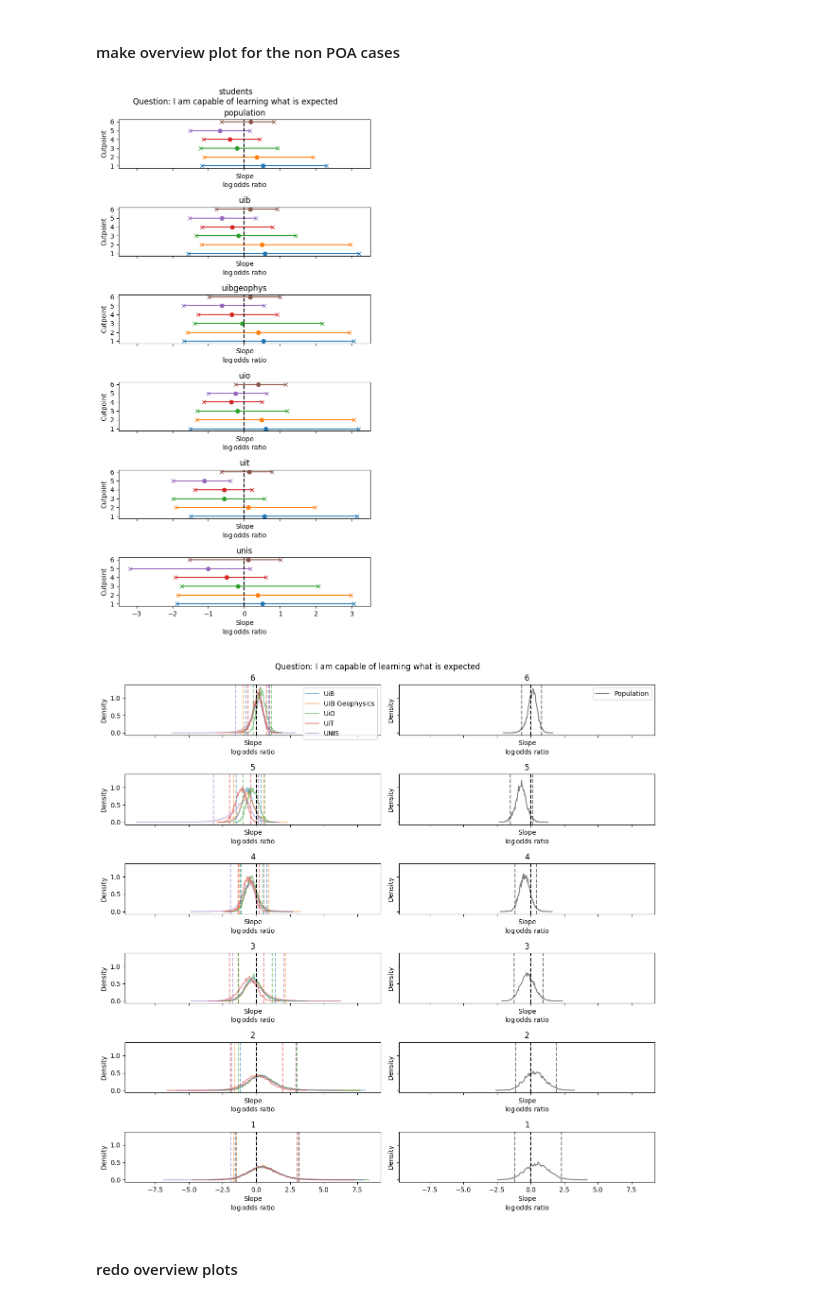
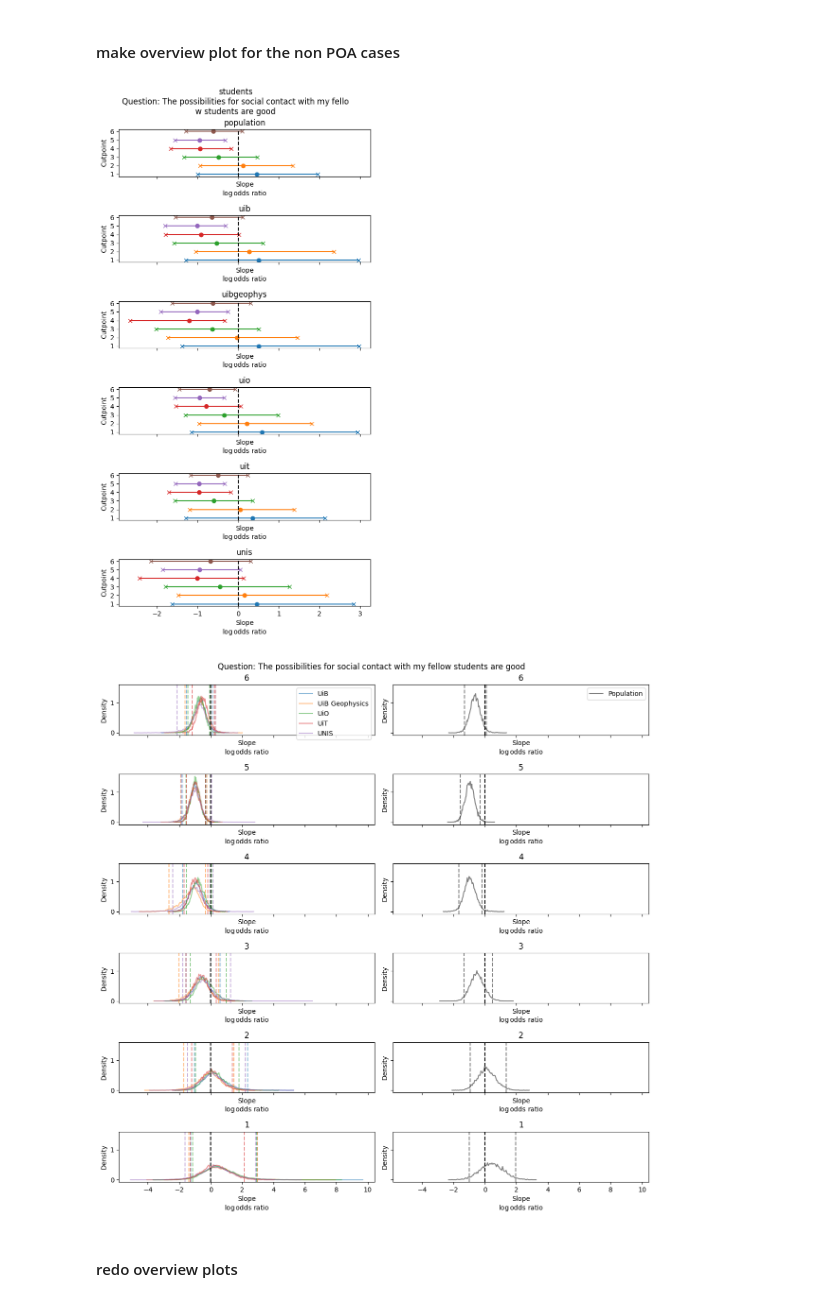
Before and after one commit to HarryYouAreAWizard/BaseGeo_2_0_data_analysis, a Jupyter notebook: OrdinalRegression.ipynb, the cells around one changed output. Drawn from its saved outputs; the diff is of its cells as text; code cells hidden in the pictures.

```diff
--- a/OrdinalRegression.ipynb
+++ b/OrdinalRegression.ipynb
@@ -127,6 +127,13 @@ special_cases_bad_questions = {
         "Modelling/computing skills",                 # <- asked differently 18/19 to 26
         "Theoretical understanding",                  # <- asked differently 18/19 to 26
         "Communicating scientific/technical content", # <- asked differently 18/19 to 26
+        "Lecture with black/whiteboard",                     # 2 is missing from scale
+        "Lecture with PowerPoint",                           # 2 is missing from scale
+        "Practical exercises",                               # 2 is missing from scale
+        "Seminars",                                          # 2 is missing from scale
+        "Student presentations in class",                    # 2 is missing from scale
+        "Group work",                                        # 2 is missing from scale
+        "Self-study (reading or doing exercises by myself)", # 2 is missing from scale
 ],
     "admintech": [
         "Research on your own teaching (e.g. scholarship of teaching and learning projects)",   # <- only 5 step likert scale, mismatch with model.
@@ -1285,9 +1292,25 @@ plot_binary_slopes_for_question(question, selection, exponentiate=0)
 # %% [output]
 [figure]
 # %%
+selection = "students"
 question = "Internships give students valuable experiences they cannot get at the university"
-group_mask_2019 = df_2019_educators["institution"] == map_institution["uit"]
-group_mask_2026 = df_2026_educators["institution"] == map_institution["uit"]
-print(f"{df_2019_educators[group_mask_2019][question].value_counts()}")
-print(f"{df_2026_educators[group_mask_2026][question].value_counts()}")
+question = "Understanding of the subject theory"
+question = "The possibilities for social contact with my fellow students are good"
+df19 = df_2019_students.copy()
+df26 = df_2026_students.copy()
+common_q = viable_questions_students
+group_mask_2019 = df19["institution"] == map_institution["uib"]
+group_mask_2026 = df26["institution"] == map_institution["uib"]
+df19_prepared = prepare_dataframe(df19, common_questions_dict=common_q)
+df26_prepared = prepare_dataframe(df26, common_questions_dict=common_q)
+repetitions_2019 = df19[group_mask_2019][question].values
+repetitions_2026 = df26[group_mask_2026][question].values
+counts_2019, bins = np.histogram(repetitions_2019, bins=np.arange(1,7+2), density=True)
+counts_2026, bins = np.histogram(repetitions_2026, bins=np.arange(1,7+2), density=True)
+fig, ax=plt.subplots()
+ax.bar(bins[:-1], counts_2019, width=0.1, label="2019")
+ax.bar(bins[:-1]+0.1, counts_2026, width=0.1, label="2026")
+ax.legend()
+print(repetitions_2019.dropna())
+print(repetitions_2026.dropna())
 # %% [output]
@@ -1413,13 +1441,13 @@ plot_non_POA_overviews(violated_questions_students, "students")
 plot_non_POA_overviews(violated_questions_admintech, "admintech")
 # %%
 selection = "students"
-question = "I am capable of learning what is expected"
+question = "The possibilities for social contact with my fellow students are good"
 plot_overview_nonPOA(question, selection, exponentiate=0)
 plot_binary_slopes_for_question(question, selection, exponentiate=0)
-# plt.close()
+# plt.close("all")
 # %% [output]
-[figure, old version]
+[figure, new version]
-[figure, old version]
+[figure, new version]
 # %% [markdown]
 #### redo overview plots
 # %%
```
Also changed, not shown: parts of 18 cells of this notebook, 3 other files.
